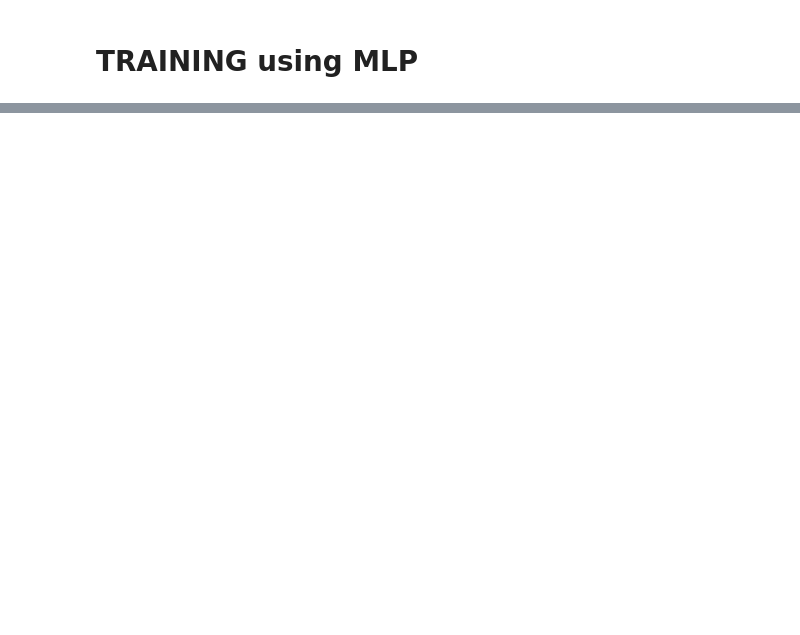
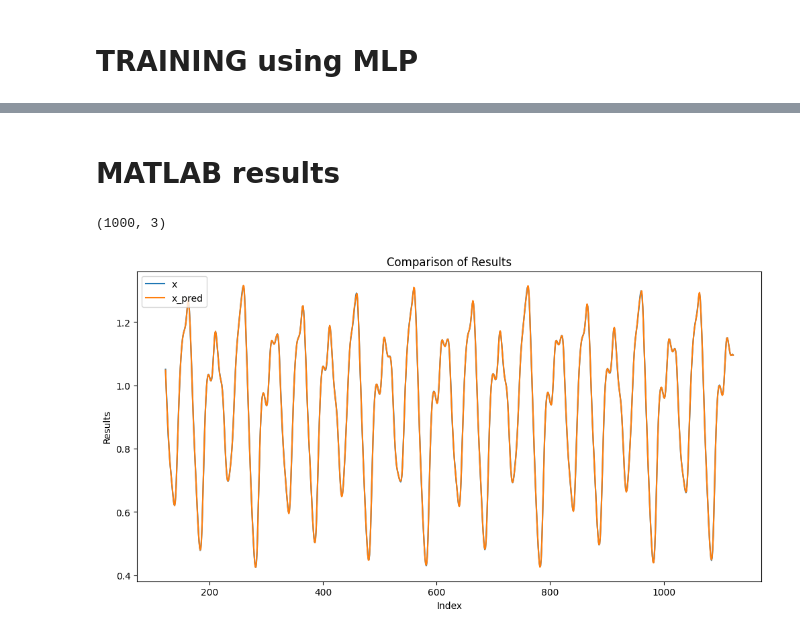
Before and after one commit to opticsensors/HVAC-predictive-control, a Jupyter notebook: notebooks/6.0-anfis-time-series-prediction.ipynb, the cells around one changed output, grey strips where cells are left out. Cells and saved outputs as stored; diff of their text form; code cells hidden in the pictures; blank space fills up the shorter version.

```diff
--- a/notebooks/6.0-anfis-time-series-prediction.ipynb
+++ b/notebooks/6.0-anfis-time-series-prediction.ipynb
@@ -310,0 +314,19 @@ print(sum(abs(chkLbls.to_numpy().flatten()-predict_mlp.flatten())))
+# %% [markdown]
+# MATLAB results
+# %%
+df = load_data("mgresults.txt", header_names=['t', 'x', 'x_pred'])
+print(df.shape)
+df.head()
+
+# Plotting
+fig, ax = plt.subplots(figsize=(12, 6))
+ax.plot(df['t'], df['x'], label='x')
+ax.plot(df['t'], df['x_pred'], label='x_pred')
+ax.set_xlabel('Index')
+ax.set_ylabel('Results')
+ax.set_title('Comparison of Results')
+ax.legend()
+plt.show()
+# %% [output]
+(1000, 3)
+[figure, added]
```
Also changed, not shown: parts of 9 cells of this notebook, 2 other files.
